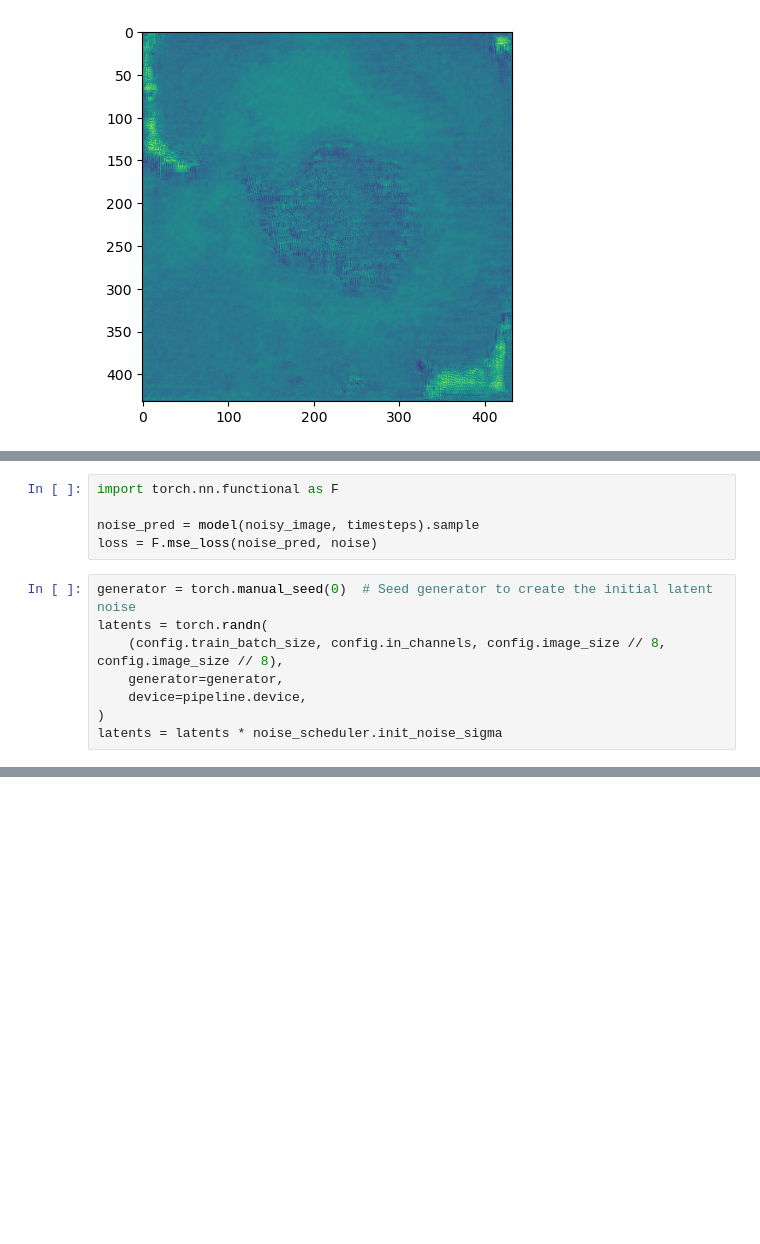
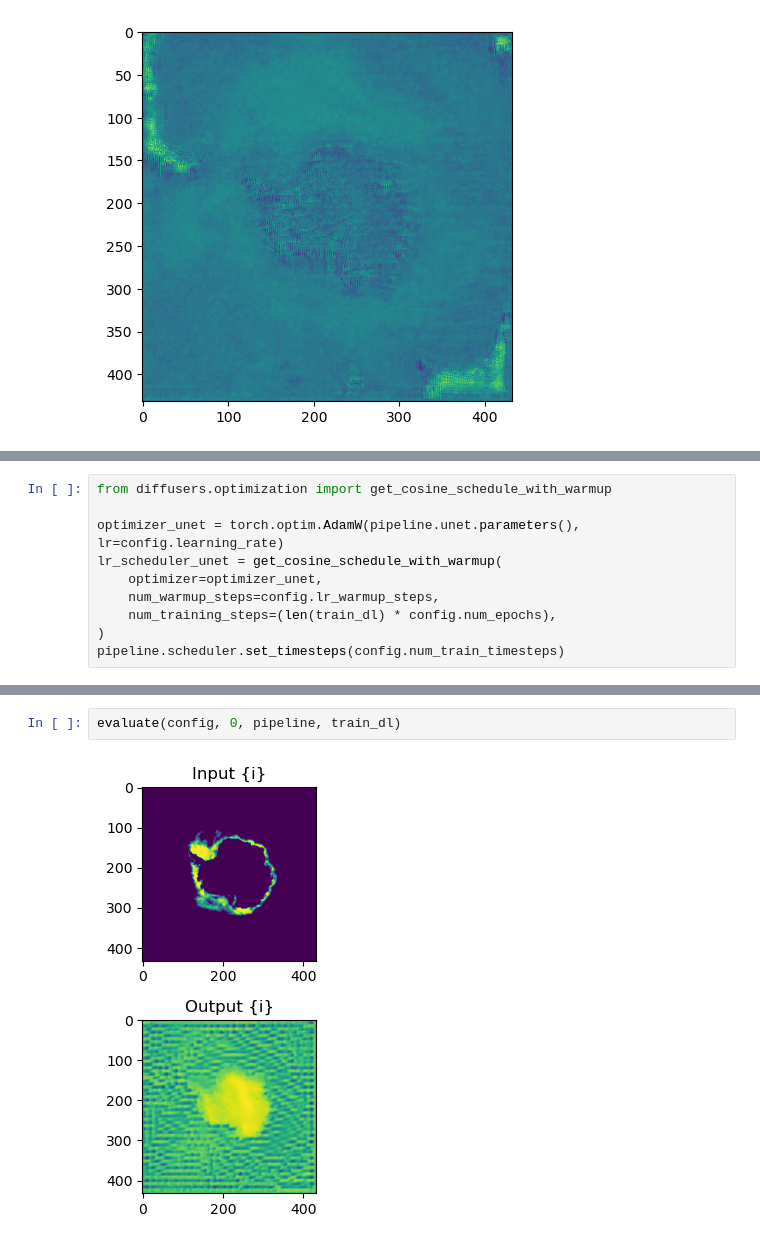
Before and after one commit to ampersandmcd/icenet-experimental, a Jupyter notebook: backbone/stablediffusion.ipynb, the cells around one changed output, grey strips where cells are left out. Saved outputs shown, nothing was run; the diff lists cells and outputs as text; blank space fills up the shorter version.

```diff
--- a/backbone/stablediffusion.ipynb
+++ b/backbone/stablediffusion.ipynb
@@ -234,13 +273,0 @@ plt.imshow(noisy_image.squeeze().numpy())
-# %%
-import torch.nn.functional as F
-
-noise_pred = model(noisy_image, timesteps).sample
-loss = F.mse_loss(noise_pred, noise)
-# %%
-generator = torch.manual_seed(0)  # Seed generator to create the initial latent noise
-latents = torch.randn(
-    (config.train_batch_size, config.in_channels, config.image_size // 8, config.image_size // 8),
-    generator=generator,
-    device=pipeline.device,
-)
-latents = latents * noise_scheduler.init_noise_sigma
@@ -285,0 +330,10 @@ for t in tqdm(noise_scheduler.timesteps):
+# %%
+from diffusers.optimization import get_cosine_schedule_with_warmup
+
+optimizer_unet = torch.optim.AdamW(pipeline.unet.parameters(), lr=config.learning_rate)
+lr_scheduler_unet = get_cosine_schedule_with_warmup(
+    optimizer=optimizer_unet,
+    num_warmup_steps=config.lr_warmup_steps,
+    num_training_steps=(len(train_dl) * config.num_epochs),
+)
+pipeline.scheduler.set_timesteps(config.num_train_timesteps)
@@ -285,0 +384,4 @@ for t in tqdm(noise_scheduler.timesteps):
+# %%
+evaluate(config, 0, pipeline, train_dl)
+# %% [output]
+[figure, added]
```
Also changed, not shown: parts of 20 cells of this notebook, 1 other file.
